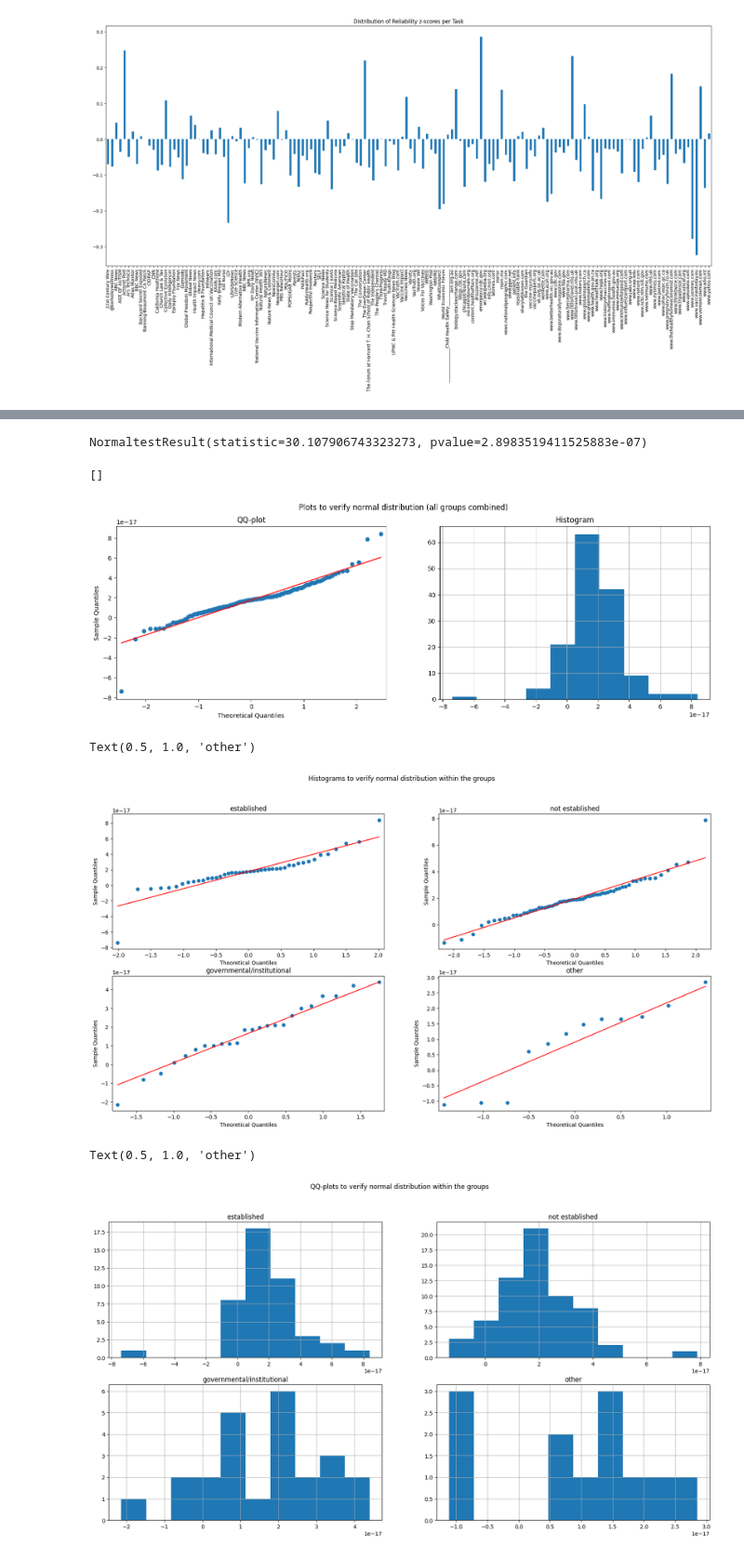
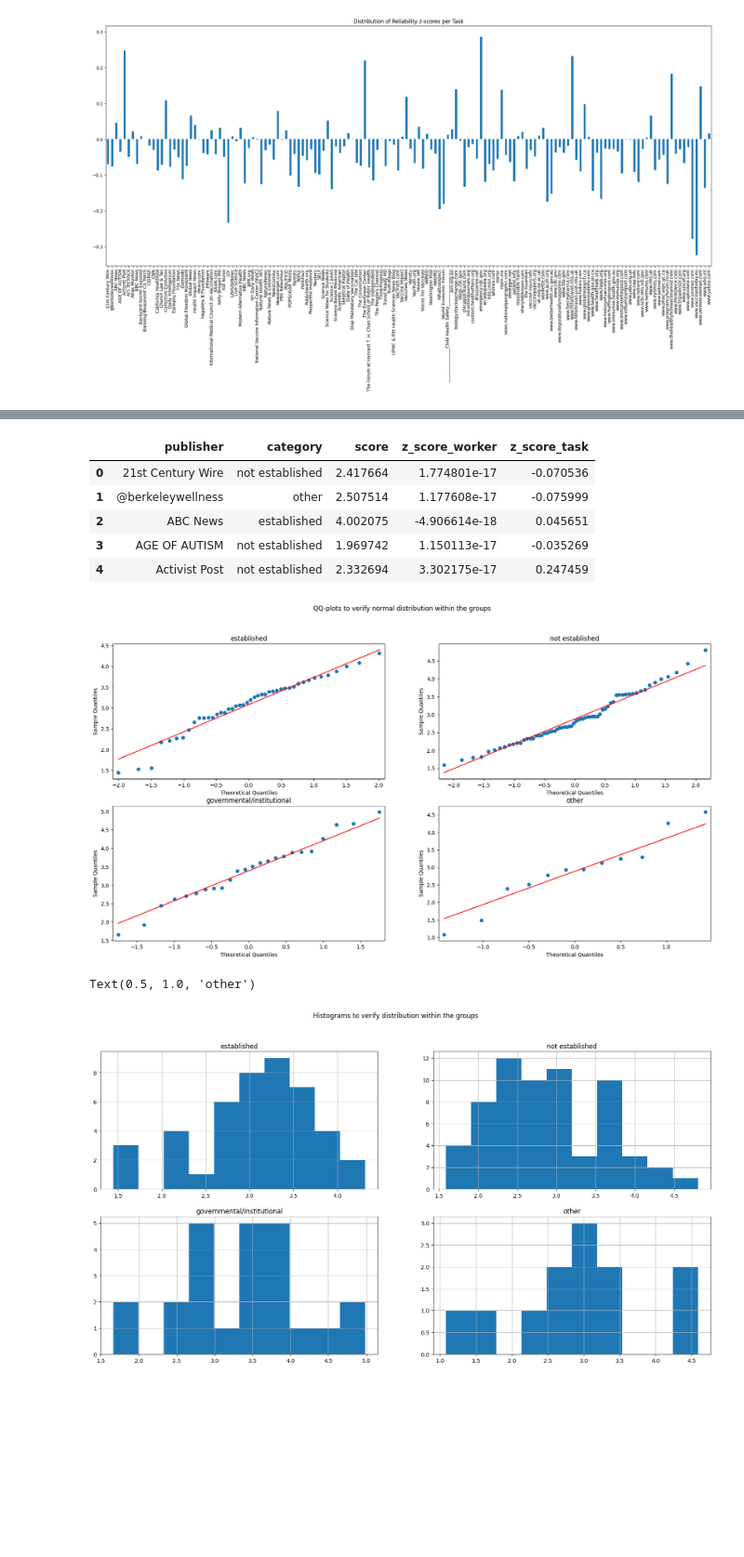
Before and after one commit to bbjoverbeek/credibility-conundrum, a Jupyter notebook: 2_publisher_annotations.ipynb, the cells around one changed output, grey strips where cells are left out. Shown at 93% size. Cells and saved outputs as stored; diff of their text form; code cells hidden in the pictures; blank space fills up the shorter version.

```diff
--- a/2_publisher_annotations.ipynb
+++ b/2_publisher_annotations.ipynb
@@ -75,3 +75,3 @@ plt.show()
 # %%
 from typing import Literal
-score_column: Literal['score', 'z_score_worker', 'z_score_task'] = 'z_score_worker'
+score_column: Literal['score', 'z_score_worker', 'z_score_task'] = 'score'
@@ -141,35 +158,25 @@ degrees of freedom: 214.0
-# %%
-# filter df to remove `cannot find` items
-df_filtered4 = stats_df[
-    (stats_df['category'] != 'cannot find')
-]
-
-# print(f'The resulting categories are: {df_filtered4["category"].unique()}')
-
-# test for normal distribution
-print(normaltest(df_filtered4[score_column]))
-
-fig, ax = plt.subplots(1, 2, figsize=(17,5))
-fig.suptitle('Plots to verify normal distribution (all groups combined)')
-# ax[0].plot(sm.qqplot(df_filtered4['score'], line='s'))
-
-qq_plot = sm.qqplot(df_filtered4[score_column], line='s', ax=ax[0])
-ax[0].set_title('QQ-plot')
-
-hist_plot = df_filtered4[score_column].hist(ax=ax[1])
-ax[1].set_title('Histogram')
-
-plt.plot()
-# %% [output]
-NormaltestResult(statistic=30.107906743323273, pvalue=2.8983519411525883e-07)
-[]
-[figure, removed]
+# %%
+# filter df to remove `cannot find` items
+df_filtered4 = stats_df[
+    (stats_df['category'] != 'undefined')
+]
+
+# print(f'The resulting categories are: {df_filtered4["category"].unique()}')
+
+df_filtered4.head()
+# %% [output]
+|  | publisher | category | score | z_score_worker | z_score_task |
+| 0 | 21st Century Wire | not established | 2.417664 | 1.774801e-17 | -0.070536 |
+| 1 | @berkeleywellness | other | 2.507514 | 1.177608e-17 | -0.075999 |
+| 2 | ABC News | established | 4.002075 | -4.906614e-18 | 0.045651 |
+| 3 | AGE OF AUTISM | not established | 1.969742 | 1.150113e-17 | -0.035269 |
+| 4 | Activist Post | not established | 2.332694 | 3.302175e-17 | 0.247459 |
 # %%
 from typing import Literal
 
 # distribution within each group
 fig, ax = plt.subplots(2, 2, figsize=(20,10))
-fig.suptitle('Histograms to verify normal distribution within the groups')
+fig.suptitle('QQ-plots to verify normal distribution within the groups')
 
 linetype: Literal['s','45'] = 's'
 
@@ -184,24 +191,25 @@ ax[1][0].set_title('governmental/institutional')
 
 sm.qqplot(df_filtered4[df_filtered4['category'] == 'other'][score_column], line=linetype, ax=ax[1][1])
 ax[1][1].set_title('other')
+
+plt.show()
 # %% [output]
-Text(0.5, 1.0, 'other')
-[figure, old version]
+[figure, new version]
 # %%
 fig, ax = plt.subplots(2, 2, figsize=(20,10))
-fig.suptitle('QQ-plots to verify normal distribution within the groups')
+fig.suptitle('Histograms to verify distribution within the groups')
 
 df_filtered4[df_filtered4['category'] == 'established'][score_column].hist(ax=ax[0][0])
 ax[0][0].set_title('established')
 
 df_filtered4[df_filtered4['category'] == 'not established'][score_column].hist(ax=ax[0][1])
 ax[0][1].set_title('not established')
 
 df_filtered4[df_filtered4['category'] == 'governmental/institutional'][score_column].hist(ax=ax[1][0])
 ax[1][0].set_title('governmental/institutional')
 
 df_filtered4[df_filtered4['category'] == 'other'][score_column].hist(ax=ax[1][1])
 ax[1][1].set_title('other')
 # %% [output]
 Text(0.5, 1.0, 'other')
-[figure, old version]
+[figure, new version]
```
Also changed, not shown: parts of 15 cells of this notebook.
